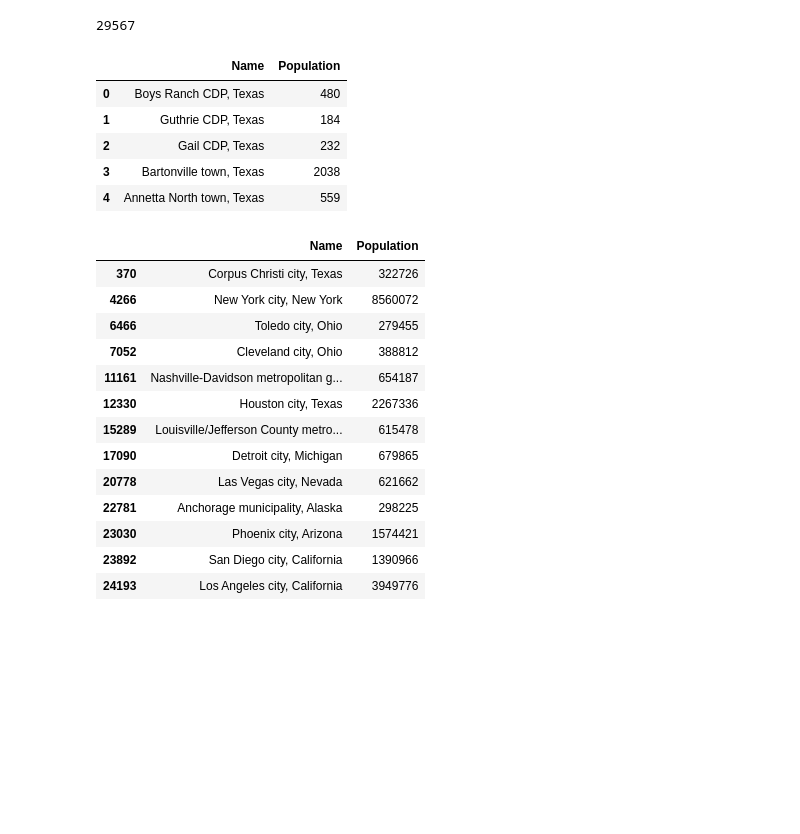
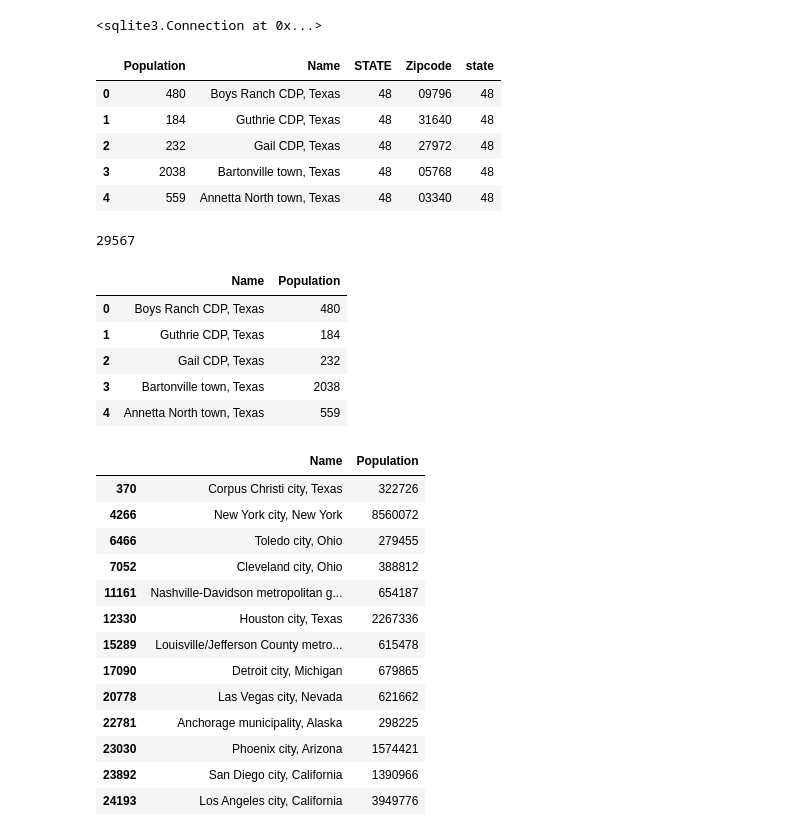
Before and after one commit to kahmed1996/Project-2, a Jupyter notebook: Census_Project 2.ipynb, the cells around one changed output. Drawn from its saved outputs; the diff is of its cells as text; code cells hidden in the pictures; blank space fills up the shorter version.

```diff
--- a/Census_Project 2.ipynb
+++ b/Census_Project 2.ipynb
@@ -9,23 +9,42 @@ from census import Census
 # Census API Key
 from config import api_key
 c = Census(api_key, year=2017)
+# SQL Alchemy
+from sqlalchemy import create_engine
+import sqlite3
+sqlite3.connect('Weather_Population.db')
+
+#database_path = "../Resources/Census_Data.sqlite"
+# %% [output]
+<sqlite3.Connection at 0x...>
+# %%
+conn = sqlite3.connect('Weather_Population.db')  # You can create a new database by changing the name within the quotes
+c = conn.cursor() # The database will be saved in the location where your 'py' file is saved
 # %%
 # Run Census Search to retrieve data on all zip codes (2013 ACS5 Census)
 # See: https://github.com/CommerceDataService/census-wrapper for library documentation
 # See: https://gist.github.com/afhaque/60558290d6efd892351c4b64e5c01e9b for labels
 #census_data = c.acs5.get(("NAME", "B19013_001E", "B01003_001E", "B01002_001E",
                         #  "B19301_001E",
                         #  "B17001_002E"), {'for': 'zip code tabulation area:*'})
 
 
 census_data = c.acs5.get(("NAME","B01001_001E","STATE"), {'for': 'place:*'})
 
 
 # Convert to DataFrame
 census_pd = pd.DataFrame(census_data)
 
 # Column Reordering
-census_pd = census_pd.rename(columns={"B01001_001E": "Population","NAME": "Name", "place": "City"})
+census_pd = census_pd.rename(columns={"B01001_001E": "Population","NAME": "Name", "place": "Zipcode"})
+census_pd.head()
+# %% [output]
+|  | Population | Name | STATE | Zipcode | state |
+| 0 | 480 | Boys Ranch CDP, Texas | 48 | 09796 | 48 |
+| 1 | 184 | Guthrie CDP, Texas | 48 | 31640 | 48 |
+| 2 | 232 | Gail CDP, Texas | 48 | 27972 | 48 |
+| 3 | 2038 | Bartonville town, Texas | 48 | 05768 | 48 |
+| 4 | 559 | Annetta North town, Texas | 48 | 03340 | 48 |
 # %%
 # Final DataFrame
 census_pd = census_pd[["Name","Population"]]
```
Also changed, not shown: parts of 37 cells of this notebook, 23 other files.
